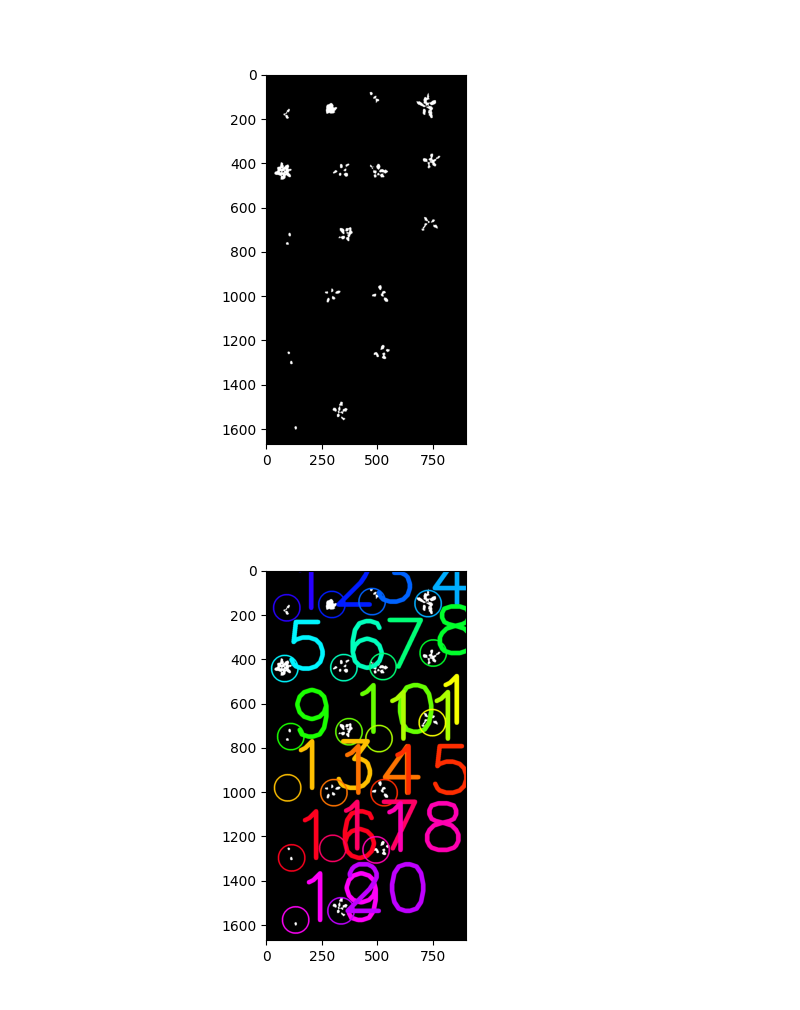
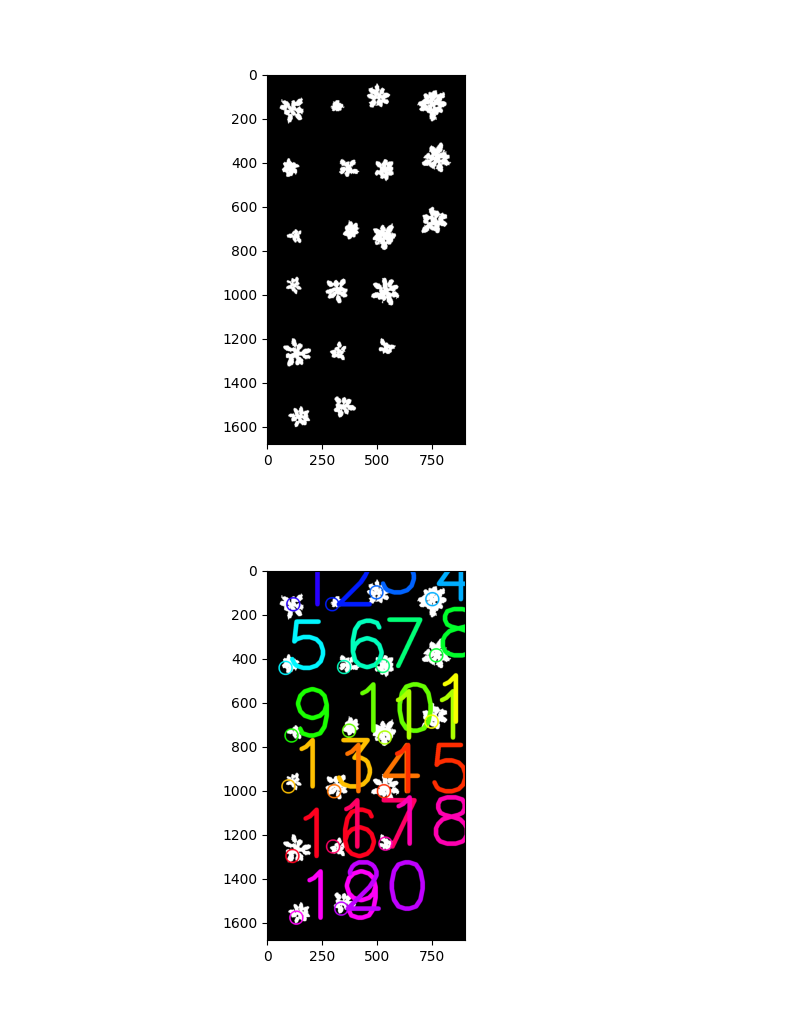
Before and after one commit to kyle1686/eckerlabproj, a Jupyter notebook: On_Laptop/Chamber/Tray2/Process_Tray2.ipynb, the cells around one changed output. Drawn from its saved outputs; the diff is of its cells as text; code cells hidden in the pictures.

```diff
--- a/On_Laptop/Chamber/Tray2/Process_Tray2.ipynb
+++ b/On_Laptop/Chamber/Tray2/Process_Tray2.ipynb
@@ -78,4 +77,4 @@ img, path, filename = pcv.readimage(filename=args.image)
 # %%
 # Crops your image
-crop_img = pcv.crop(img=img, x=1755, y=190, w=900, h=1669)
+crop_img = pcv.crop(img=img, x=1730, y=205, w=900, h=1680)
 # %% [output]
@@ -98,20 +97,30 @@ thresh_mask = pcv.threshold.binary(gray_img=channeled_img, threshold=123, object
 # %%
 # Deletes groups of pixels less than the pixel size (weird dots around edges not plant is unmasked)
-cleaned_mask = pcv.fill(bin_img=thresh_mask, size=100)
+cleaned_mask = pcv.fill(bin_img=thresh_mask, size=170)
 # %% [output]
-[figure, old version]
+[figure, new version]
 # %%
 # Defines many Region of Interests (ROI) which selects white pixels and deselects black pixels from a masked image, based from little circles around each plant with coordinates we define
+
 rois = pcv.roi.multi(img=cleaned_mask,
-                    coord=[(93,170), (296,155), (477,142), (729,151),
-                           (84,444), (350,440), (526,435), (752,374),
-                           (111,751), (373,729), (508,760), (748,688),
+                    coord=[(119,155), (296,155), (497,101), (751,132),
+                           (84,444), (350,440), (526,435), (769,387),
+                           (111,751), (373,729), (535,760), (748,688),
                            (97,982), (305,1004), (531,1004),
-                           (115,1298), (300,1255), (495,1262),
+                           (115,1298), (300,1255), (538,1242),
                            (133,1578), (337,1537)],
-                    radius=60)
+                    radius=30)
+
+# rois = pcv.roi.multi(img=cleaned_mask,
+#                     coord=[(126,53), (334,40), (501,17), (763,26),
+#                            (103,324), (379,320), (537,329), (785,284),
+#                            (140,622), (400,613), (542,654), (763,573),
+#                            (135,871), (311,893), (560,880),
+#                            (150,1182), (334,1155), (532,1137),
+#                            (162,1467), (374,1413)],
+#                     radius=60)
 # %% [output]
-[figure, old version]
+[figure, new version]
 # %%
 # Label and number objects in ROI; A good check to ensure different plants are different objects from being different colors
 labeled_mask, num_plants = pcv.create_labels(mask=cleaned_mask, rois=rois, roi_type='partial')
```
Also changed, not shown: parts of 12 cells of this notebook, 20 other files.
